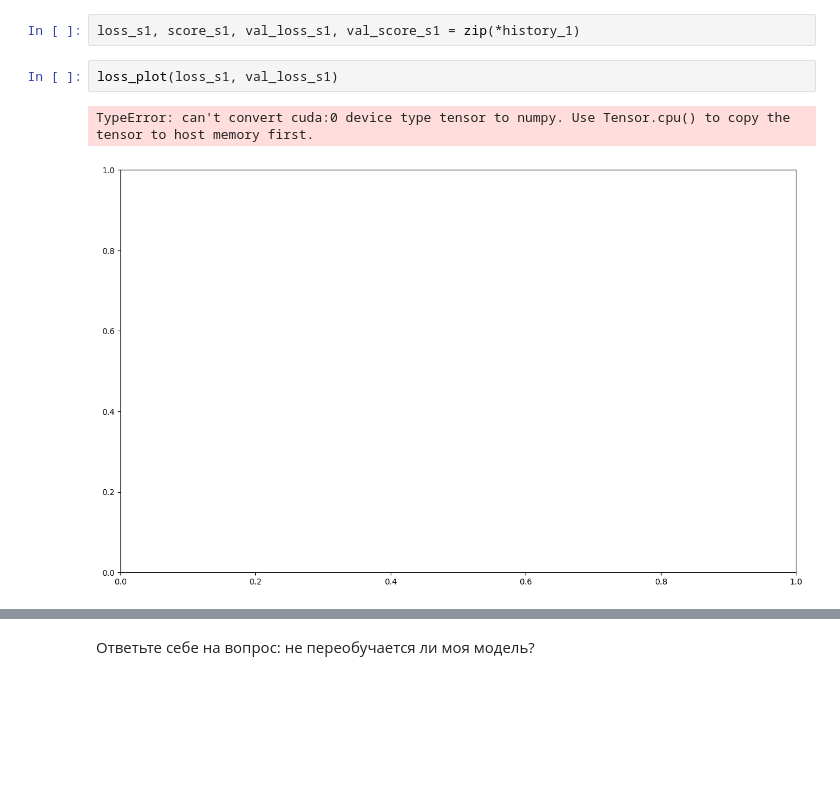
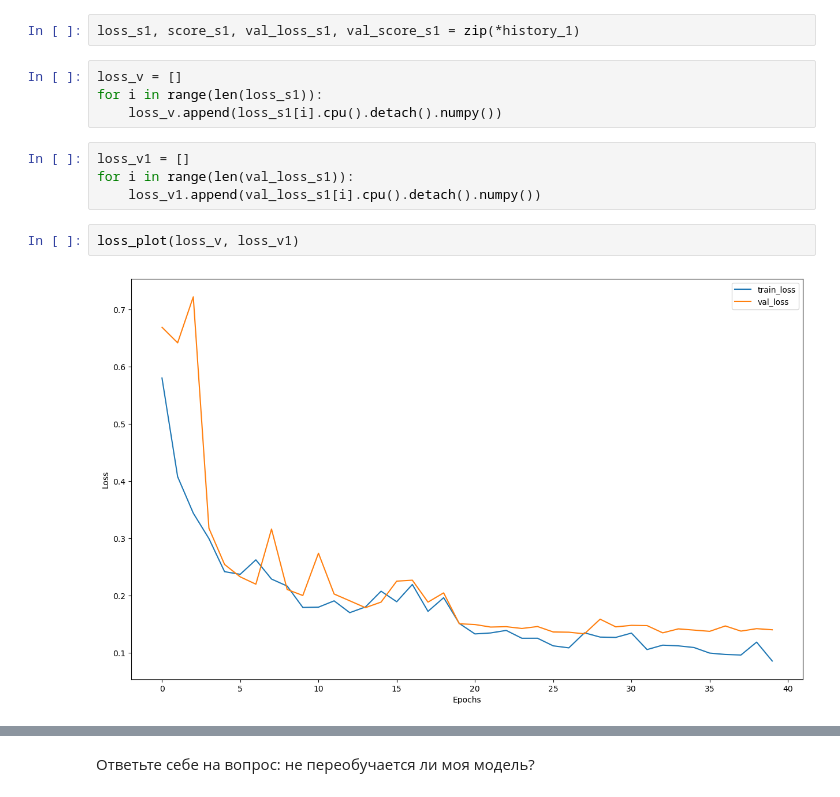
Before and after one commit to Nikdenof/MedicalSegmentation, a Jupyter notebook: SegmentationScreening.ipynb, the cells around one changed output, grey strips where cells are left out. Drawn from its saved outputs; the diff is of its cells as text; blank space fills up the shorter version.

```diff
--- a/SegmentationScreening.ipynb
+++ b/SegmentationScreening.ipynb
@@ -558,10 +561,17 @@ score_model(model, iou_pytorch, data_val)
 # %%
 loss_s1, score_s1, val_loss_s1, val_score_s1 = zip(*history_1)
-# %%
-loss_plot(loss_s1, val_loss_s1)
-# %% [output]
-TypeError: can't convert cuda:0 device type tensor to numpy. Use Tensor.cpu() to copy the tensor to host memory first.
-[figure, removed]
+# %%
+loss_v = []
+for i in range(len(loss_s1)):
+    loss_v.append(loss_s1[i].cpu().detach().numpy())
+# %%
+loss_v1 = []
+for i in range(len(val_loss_s1)):
+    loss_v1.append(val_loss_s1[i].cpu().detach().numpy())
+# %%
+loss_plot(loss_v, loss_v1)
+# %% [output]
+[figure, added]
 # %%
 score_plot(score_s1, val_score_s1)
 # %% [output]
```
Also changed, not shown: parts of 9 cells of this notebook, 1 other file.
